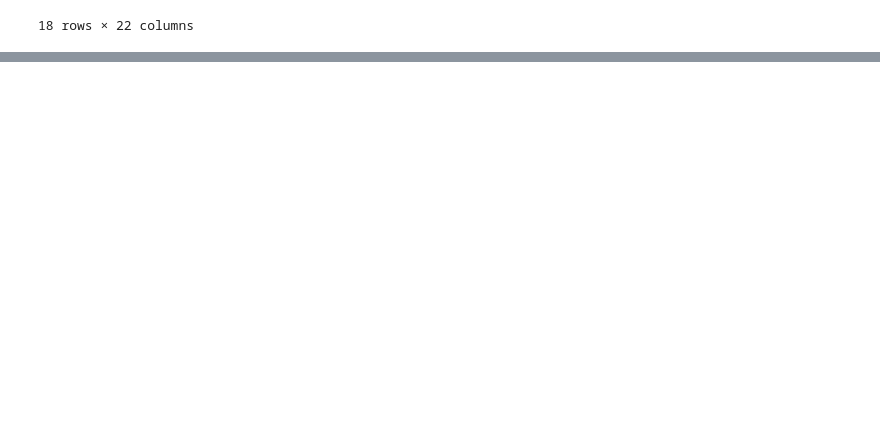
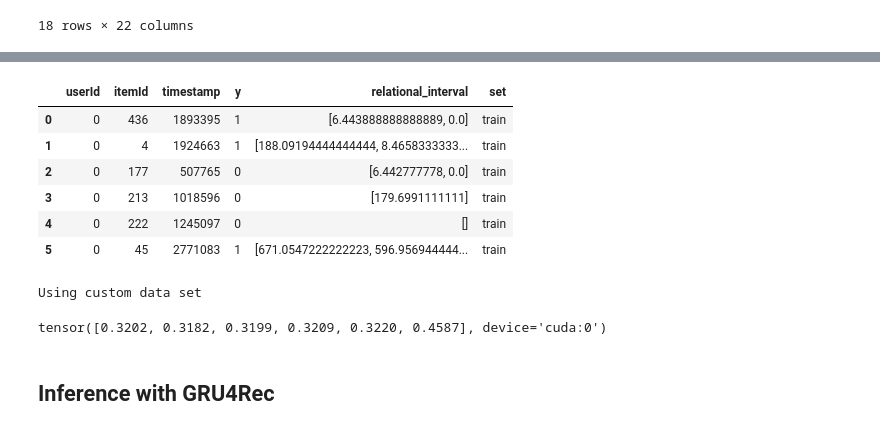
Before and after one commit to Laura-Legat/Practical-Work-AI, a Jupyter notebook: Practical_work_final.ipynb, the cells around one changed output, grey strips where cells are left out. Saved outputs shown, nothing was run; the diff lists cells and outputs as text; code cells hidden in the pictures; blank space fills up the shorter version.

```diff
--- a/Practical_work_final.ipynb
+++ b/Practical_work_final.ipynb
@@ -461,0 +516,48 @@ display(trials_df)
+# %%
+data = [
+    {"userId": 0, "itemId": 436, "timestamp": 1893395, "y": 1, "relational_interval": [6.443888888888889, 0.0], "set": "train"},
+    {"userId": 0, "itemId": 4, "timestamp": 1924663, "y": 1, "relational_interval": [188.09194444444444, 8.465833333333334, 0.0], "set": "train"},
+    {"userId": 0, "itemId": 177, "timestamp": 507765, "y": 0, "relational_interval": [6.442777778, 0.0], "set": "train"},
+    {"userId": 0, "itemId": 213, "timestamp": 1018596, "y": 0, "relational_interval": [179.6991111111], "set": "train"},
+    {"userId": 0, "itemId": 222, "timestamp": 1245097, "y": 0, "relational_interval": [], "set": "train"},
+    {"userId": 0, "itemId": 45, "timestamp": 2771083, "y": 1, "relational_interval": [671.0547222222223, 596.9569444444444, 449.15944444444443, 447.82472222222225, 408.6247222222222, 336.3827777777778, 324.40972222222223, 275.0372222222222, 168.4597222222222, 134.47944444444445, 102.84833333333333, 0.0], "set": "train"}
+]
+
+toy_df = pd.DataFrame(data)
+toy_df
+# %% [output]
+|  | userId | itemId | timestamp | y | relational_interval | set |
+| 0 | 0 | 436 | 1893395 | 1 | [6.443888888888889, 0.0] | train |
+| 1 | 0 | 4 | 1924663 | 1 | [188.09194444444444, 8.4658333333... | train |
+| 2 | 0 | 177 | 507765 | 0 | [6.442777778, 0.0] | train |
+| 3 | 0 | 213 | 1018596 | 0 | [179.6991111111] | train |
+| 4 | 0 | 222 | 1245097 | 0 | [] | train |
+| 5 | 0 | 45 | 2771083 | 1 | [671.0547222222223, 596.956944444... | train |
+# %%
+from data_sampler import evaluate_data
+
+model_input = evaluate_data(2, toy_df)
+# %% [output]
+Using custom data set
+# %%
+with torch.no_grad():
+  users, items, rel_int, y = (
+      model_input[0],
+      model_input[1],
+      model_input[2],
+      model_input[3]
+  )
+
+  # mode to gpu
+  users = users.cuda()
+  items = items.cuda()
+  rel_int = rel_int.cuda()
+  y = y.cuda()
+
+  scores = ex2vec_pre.model(users, items, rel_int, '')
+
+scores # one score = interest of user u in an item i at time t (right now), so 0.3202 means user 0 is interested in item 436 as of now with a score of 0.3202
+# %% [output]
+tensor([0.3202, 0.3182, 0.3199, 0.3209, 0.3220, 0.4587], device='cuda:0')
+# %% [markdown]
+## Inference with GRU4Rec
```
Also changed, not shown: parts of 16 cells of this notebook, 3 other files.
